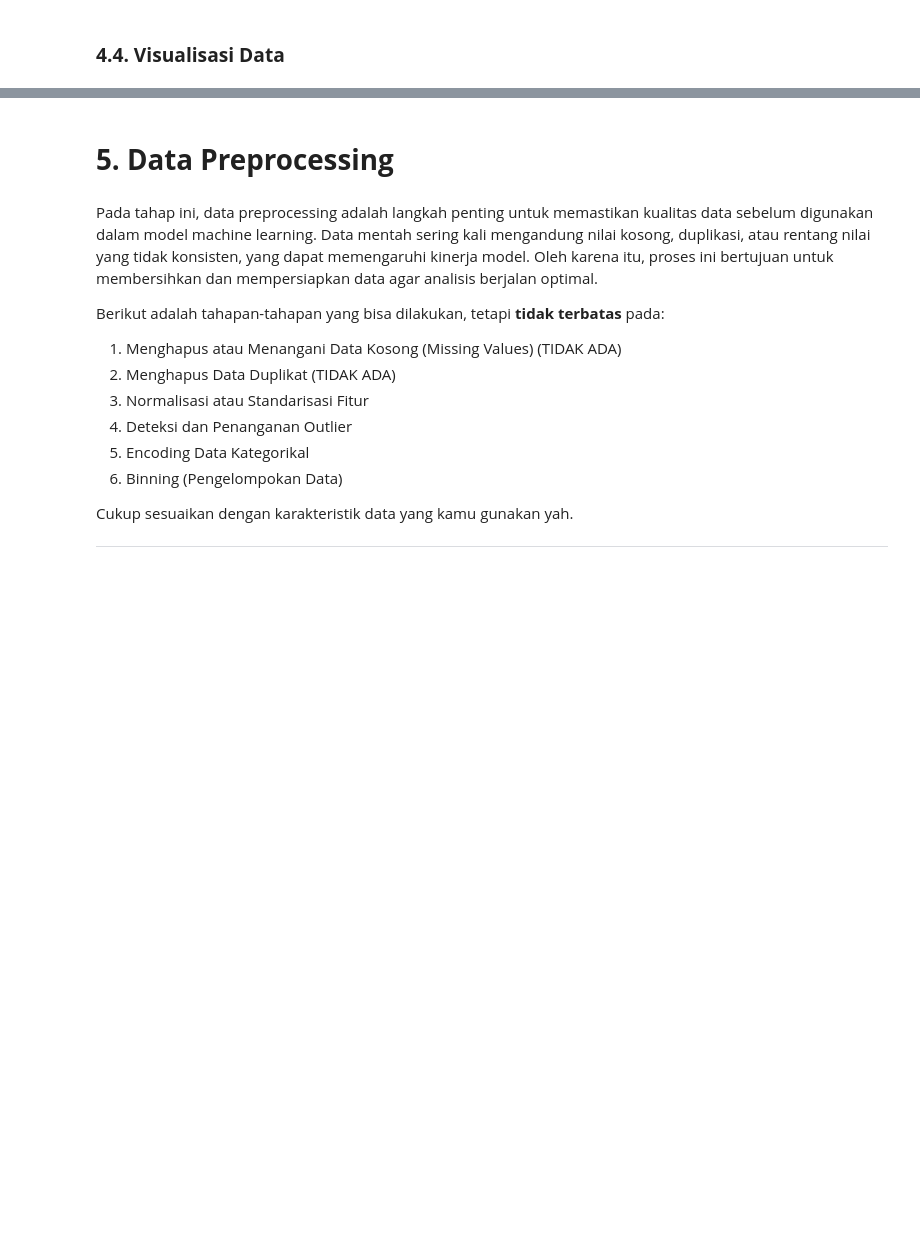
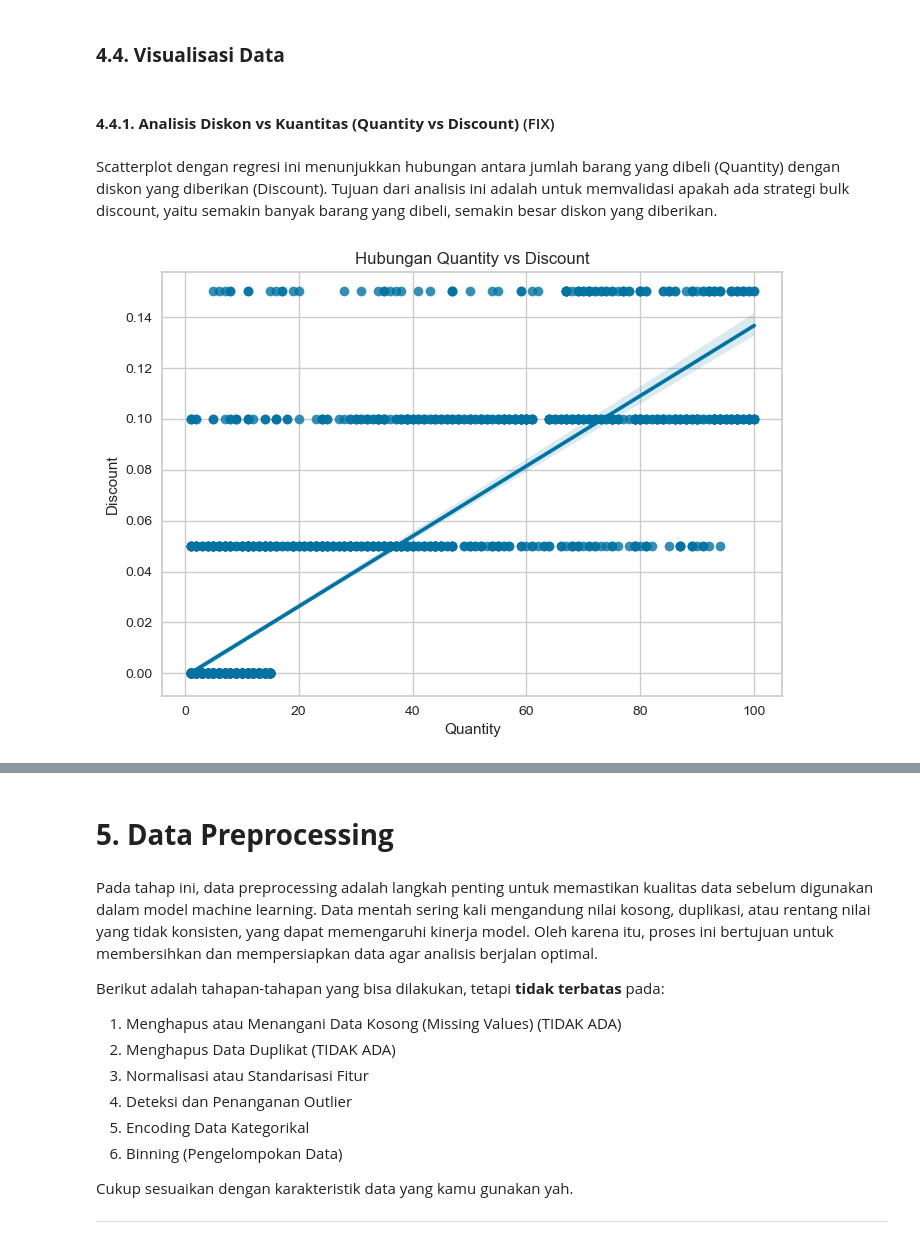
Before and after one commit to alouvre/BMLUP_DicodingSubmission_ProyekMembangunMachineLearning, a Jupyter notebook: [Clustering-1] Submission Akhir BMLP_Alifia Mustika Sari.ipynb, the cells around one changed output, grey strips where cells are left out. Cells and saved outputs as stored; diff of their text form; code cells hidden in the pictures; blank space fills up the shorter version.

```diff
--- a/[Clustering-1] Submission Akhir BMLP_Alifia Mustika Sari.ipynb
+++ b/[Clustering-1] Submission Akhir BMLP_Alifia Mustika Sari.ipynb
@@ -278,2 +364,12 @@ plot_correlation_matrix(df_sales)
 # %% [markdown]
 ### **4.4. Visualisasi Data**
+# %% [markdown]
+#### **4.4.1. Analisis Diskon vs Kuantitas (Quantity vs Discount)** (FIX)
+# %% [markdown]
+Scatterplot dengan regresi ini menunjukkan hubungan antara jumlah barang yang dibeli (Quantity) dengan diskon yang diberikan (Discount). Tujuan dari analisis ini adalah untuk memvalidasi apakah ada strategi bulk discount, yaitu semakin banyak barang yang dibeli, semakin besar diskon yang diberikan.
+# %%
+sns.regplot(x=df_sales['Quantity'], y=df_sales['Discount'])
+plt.title("Hubungan Quantity vs Discount")
+plt.show()
+# %% [output]
+[figure, added]
```
Also changed, not shown: parts of 28 cells of this notebook.
